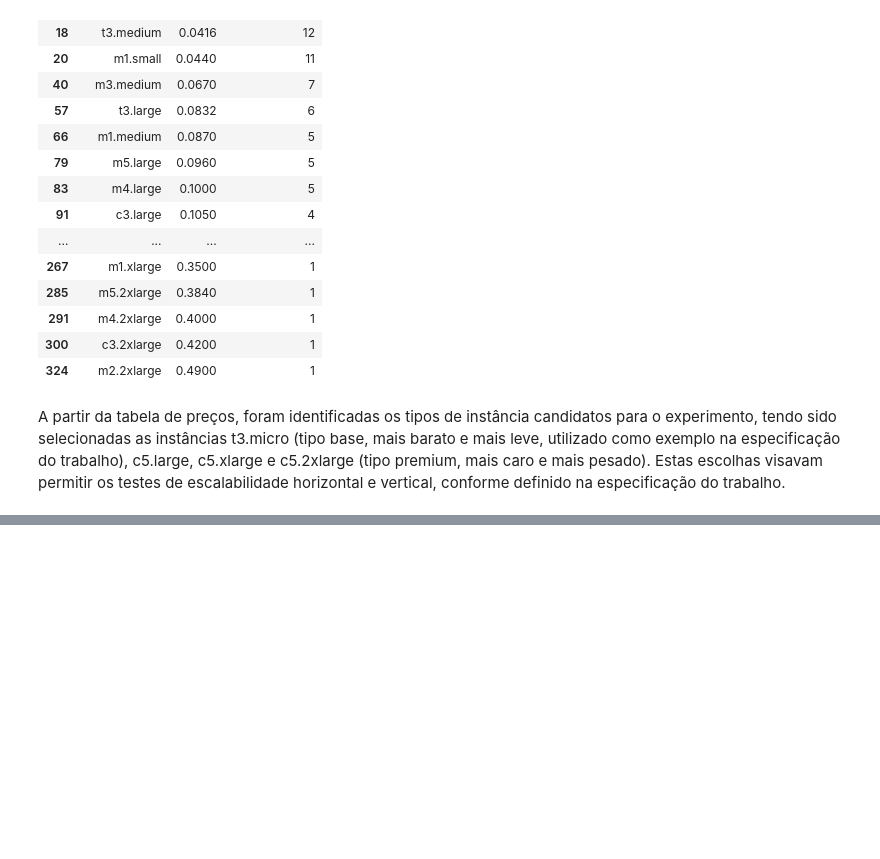
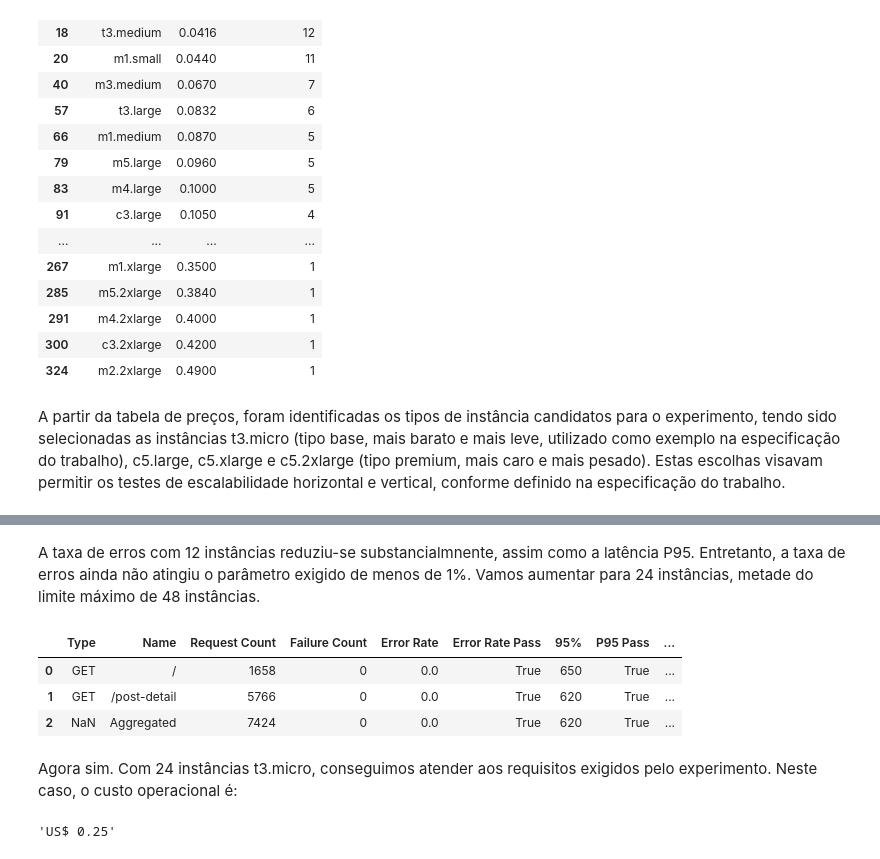
Before and after one commit to jonasluz/DIA.X540.cloud-ai, a Jupyter notebook: Project-4/Project-4.ipynb, the cells around one changed output, grey strips where cells are left out. Cells and saved outputs as stored; diff of their text form; code cells hidden in the pictures; blank space fills up the shorter version.

```diff
--- a/Project-4/Project-4.ipynb
+++ b/Project-4/Project-4.ipynb
@@ -158,0 +189,11 @@ Inicialmente, testamos a escalabilidade horizontal, aumentando o número de inst
+# %% [markdown]
+A taxa de erros com 12 instâncias reduziu-se substancialmnente, assim como a latência P95. Entretanto, a taxa de erros ainda não atingiu o parâmetro exigido de menos de 1%. Vamos aumentar para 24 instâncias, metade do limite máximo de 48 instâncias.
+# %%
+evaluate_results(pd.read_csv('results/t3-micro_100u_24i_stats.csv'))
+# %% [output]
+|  | Type | Name | Request Count | Failure Count | Error Rate | Error Rate Pass | 95% | P95 Pass | ... |
+| 0 | GET | / | 1658 | 0 | 0.0 | True | 650 | True | ... |
+| 1 | GET | /post-detail | 5766 | 0 | 0.0 | True | 620 | True | ... |
+| 2 | NaN | Aggregated | 7424 | 0 | 0.0 | True | 620 | True | ... |
+# %% [markdown]
+Agora sim. Com 24 instâncias t3.micro, conseguimos atender aos requisitos exigidos pelo experimento. Neste caso, o custo operacional é:
@@ -158,0 +208,4 @@ Inicialmente, testamos a escalabilidade horizontal, aumentando o número de inst
+# %%
+cost_of('t3.micro', 24)
+# %% [output]
+'US$ 0.25'
```
Also changed, not shown: parts of 13 cells of this notebook, 12 other files.
